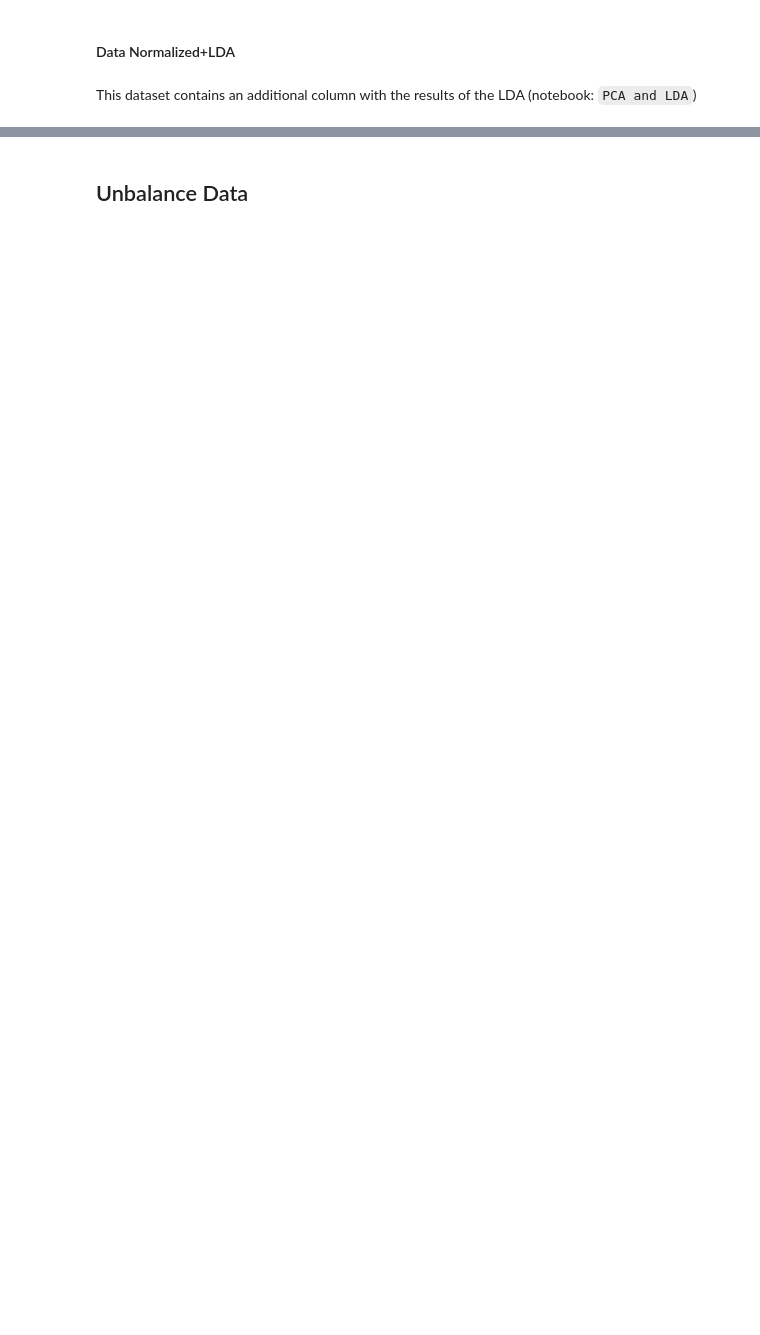
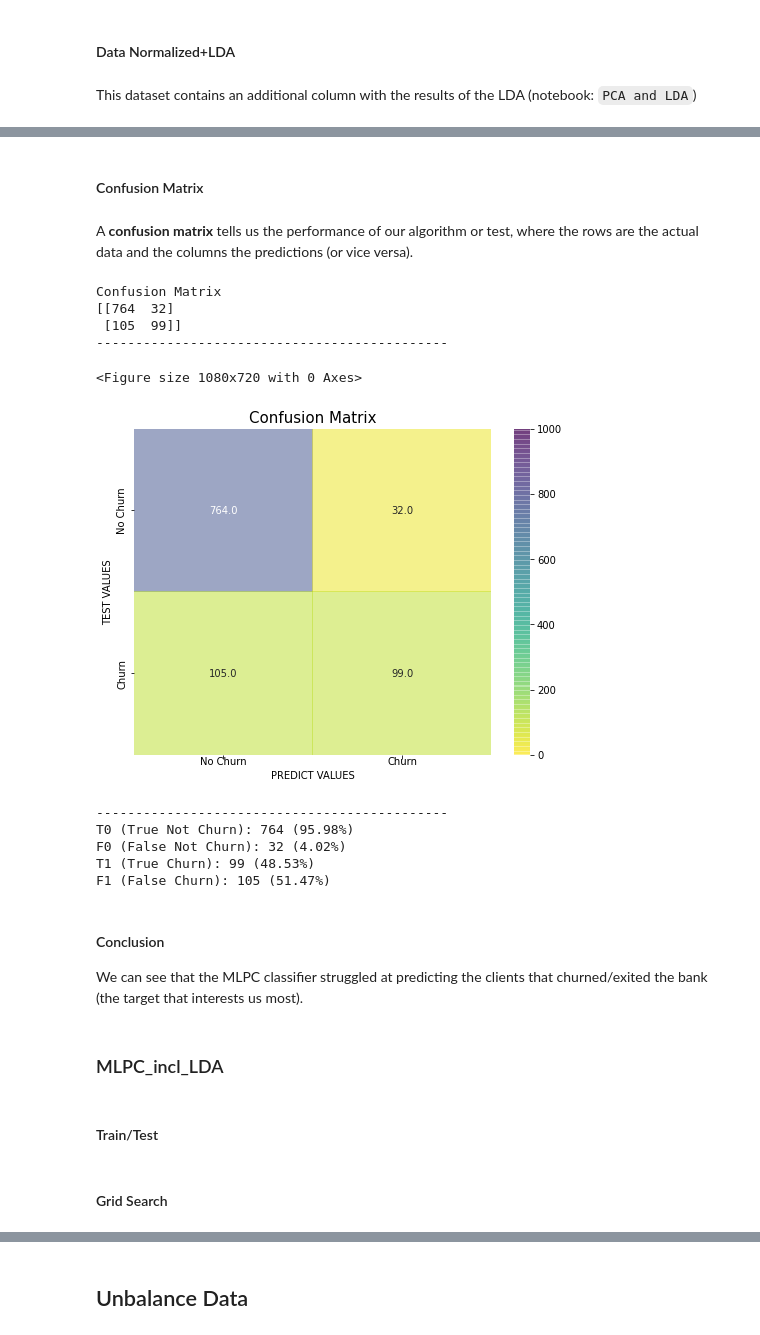
Before and after one commit to ironhack-bcn-data-june-2020/project-ml-bank-churn, a Jupyter notebook: ML_MLPC.ipynb, the cells around one changed output, grey strips where cells are left out. Saved outputs shown, nothing was run; the diff lists cells and outputs as text; code cells hidden in the pictures; blank space fills up the shorter version.

Commit message:
confusion matrix+grid search

```diff
--- a/ML_MLPC.ipynb
+++ b/ML_MLPC.ipynb
@@ -87,0 +189,34 @@ y_norm_LDA = pd.DataFrame(churn_norm_LDA['Exited'])
+# %%
+def confusion_matrix_results(model):
+
+    '''
+    Function that returns:
+    - Viz of the confusion matrix
+    - Results of the confusion matrix
+    '''
+
+    print(f'Confusion Matrix')
+    cm = model[3]
+    print(f'{cm}')
+
+    print(45*'-')
+
+    # Viz
+    plt.clf()
+    plt.figure(figsize=(8,6))
+    res = sns.heatmap(cm, annot=True, vmin=0.0, vmax=1000, fmt='.1f', cmap='viridis_r', alpha = 0.5)
+
+    plt.xticks([0.5,1.5], ['No Churn', 'Churn'], va='center')
+    plt.yticks([0.5,1.5], ['No Churn', 'Churn'], va='center')
+    plt.xlabel('PREDICT VALUES', fontsize=10)
+    plt.ylabel('TEST VALUES', fontsize=10)
+    plt.title('Confusion Matrix', fontsize=15)
+    plt.show()
+
+    print(45*'-')
+
+    # Results
+    print(f'T0 (True Not Churn): {cm[0][0]} ({round(cm[0][0]*100/sum(cm[0]),2)}%)')
+    print(f'F0 (False Not Churn): {cm[0][1]} ({round(cm[0][1]*100/sum(cm[0]),2)}%)')
+    print(f'T1 (True Churn): {cm[1][1]} ({round(cm[1][1]*100/sum(cm[1]),2)}%)')
+    print(f'F1 (False Churn): {cm[1][0]} ({round(cm[1][0]*100/sum(cm[1]),2)}%)')
@@ -87,0 +227,3 @@ y_norm_LDA = pd.DataFrame(churn_norm_LDA['Exited'])
+# %%
+# Train/Test (90/10)
+X_tr_norm, X_te_norm, y_tr_norm, y_te_norm = train_test(X=X_norm, y=y_norm, test_size=0.1, stratify=y_norm)
@@ -87,0 +232,2 @@ y_norm_LDA = pd.DataFrame(churn_norm_LDA['Exited'])
+# %%
+gs_norm = grid_search(MLPClassifier(), X_tr_norm, y_tr_norm, 'MLPC_not_incl_LDA')
@@ -87,0 +241,2 @@ y_norm_LDA = pd.DataFrame(churn_norm_LDA['Exited'])
+# %%
+mlpc = model_evaluation(X_tr_norm, X_te_norm, y_tr_norm, y_te_norm, model=MLPClassifier(**gs_norm))
@@ -87,0 +272,25 @@ y_norm_LDA = pd.DataFrame(churn_norm_LDA['Exited'])
+# %% [markdown]
+#### Confusion Matrix
+# %% [markdown]
+A **confusion matrix** tells us the performance of our algorithm or test, where the rows are the actual data and the columns the predictions (or vice versa).
+# %%
+recap_cm = confusion_matrix_results(mlpc)
+# %% [output]
+Confusion Matrix
+[[764  32]
+ [105  99]]
+---------------------------------------------
+<Figure size 1080x720 with 0 Axes>
+[figure, added]
+---------------------------------------------
+T0 (True Not Churn): 764 (95.98%)
+F0 (False Not Churn): 32 (4.02%)
+T1 (True Churn): 99 (48.53%)
+F1 (False Churn): 105 (51.47%)
+# %% [markdown]
+#### Conclusion
+We can see that the MLPC classifier struggled at predicting the clients that churned/exited the bank (the target that interests us most).
+# %% [markdown]
+### MLPC_incl_LDA
+# %% [markdown]
+#### Train/Test
@@ -87,0 +299,2 @@ y_norm_LDA = pd.DataFrame(churn_norm_LDA['Exited'])
+# %% [markdown]
+#### Grid Search
```
Also changed, not shown: parts of 102 cells of this notebook.
